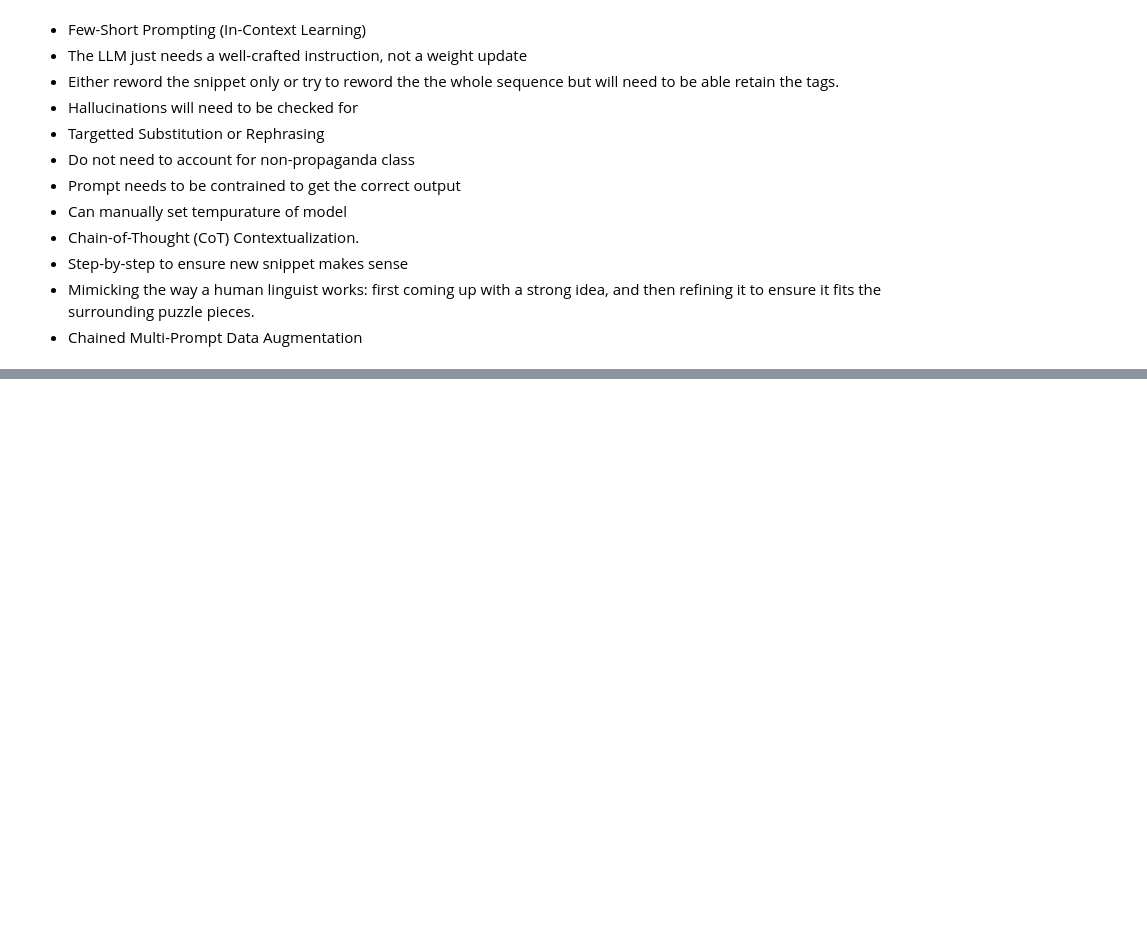
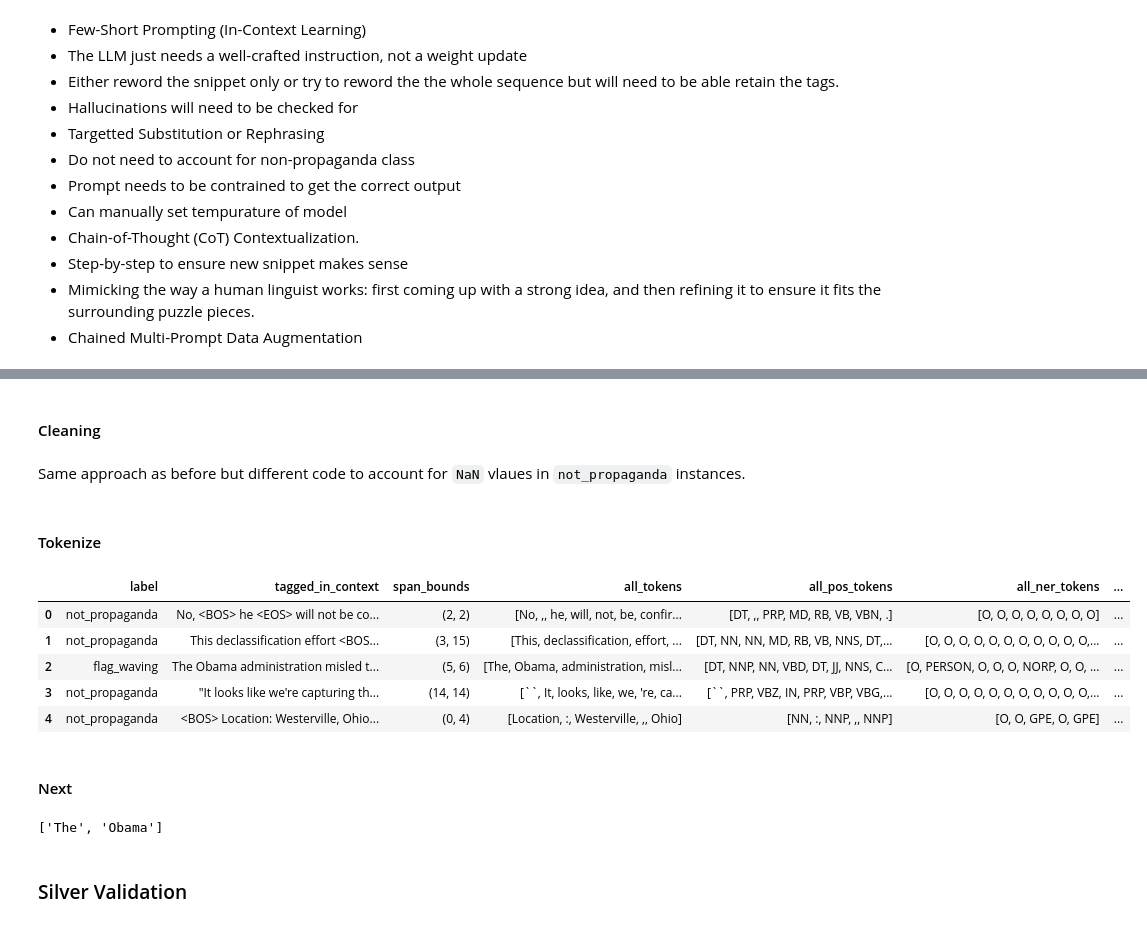
Before and after one commit to LukeBirkett/study-planner, a Jupyter notebook: 968G5_Advanced_Natural_Language_Processing/assignment_notebook.ipynb, the cells around one changed output, grey strips where cells are left out. Saved outputs shown, nothing was run; the diff lists cells and outputs as text; code cells hidden in the pictures; blank space fills up the shorter version.

```diff
--- a/968G5_Advanced_Natural_Language_Processing/assignment_notebook.ipynb
+++ b/968G5_Advanced_Natural_Language_Processing/assignment_notebook.ipynb
@@ -1249,0 +1641,6 @@ Reassembled: The Obama administration misled the <BOS>The American people<EOS> a
+# %%
+import pandas as pd
+
+pd.set_option('display.max_colwidth', None)
+
+display(df_silver_sample)
@@ -1249,0 +1864,62 @@ Reassembled: The Obama administration misled the <BOS>The American people<EOS> a
+# %% [markdown]
+#### Cleaning
+# %% [markdown]
+Same approach as before but different code to account for `NaN` vlaues in `not_propaganda` instances.
+# %%
+import html
+
+# 1. Replace line breaks (Safely ignores NaNs via .str)
+df_full['silver_tagged_in_context'] = df_full['silver_tagged_in_context'].str.replace(r'[\n\r]+', ' ', regex=True)
+
+# 2. Strip leading/trailing spaces (Safely ignores NaNs via .str)
+df_full['silver_tagged_in_context'] = df_full['silver_tagged_in_context'].str.strip()
+
+# 3. Remove HTML Artifacts (Use a lambda with a conditional check to guard html.unescape)
+df_full['silver_tagged_in_context'] = df_full['silver_tagged_in_context'].apply(
+    lambda x: html.unescape(x) if pd.notna(x) else x
+)
+
+# 4. Standardize Quotation Marks (Refactored to use vectorized .str updates)
+df_full['silver_tagged_in_context'] = (df_full['silver_tagged_in_context']
+                                       .str.replace('“', '"')
+                                       .str.replace('”', '"')
+                                       .str.replace('‘', "'")
+                                       .str.replace('’', "'"))
+
+# 5. Remove non-ascii characters (Safely ignores NaNs via .str)
+df_full['silver_tagged_in_context'] = (df_full['silver_tagged_in_context']
+                                       .str.encode('ascii', 'ignore')
+                                       .str.decode('ascii'))
+# %% [markdown]
+#### Tokenize
+# %%
+import pandas as pd
+
+# 1. Apply the enrichment with a NaN guard returning a safe empty tuple (None, None)
+df_full['silver_span_info'] = df_full['silver_tagged_in_context'].apply(
+    lambda x: get_span_indices(x) if pd.notna(x) else (None, None)
+)
+
+df_full['silver_span_bounds'] = df_full['silver_span_info'].apply(lambda x: x[0])
+df_full['silver_all_tokens'] = df_full['silver_span_info'].apply(lambda x: x[1])
+
+del df_full['silver_span_info']
+
+df_full.head(5)
+# %% [output]
+|  | label | tagged_in_context | span_bounds | all_tokens | all_pos_tokens | all_ner_tokens | ... |
+| 0 | not_propaganda | No, <BOS> he <EOS> will not be co... | (2, 2) | [No, ,, he, will, not, be, confir... | [DT, ,, PRP, MD, RB, VB, VBN, .] | [O, O, O, O, O, O, O, O] | ... |
+| 1 | not_propaganda | This declassification effort <BOS... | (3, 15) | [This, declassification, effort, ... | [DT, NN, NN, MD, RB, VB, NNS, DT,... | [O, O, O, O, O, O, O, O, O, O, O,... | ... |
+| 2 | flag_waving | The Obama administration misled t... | (5, 6) | [The, Obama, administration, misl... | [DT, NNP, NN, VBD, DT, JJ, NNS, C... | [O, PERSON, O, O, O, NORP, O, O, ... | ... |
+| 3 | not_propaganda | "It looks like we're capturing th... | (14, 14) | [``, It, looks, like, we, 're, ca... | [``, PRP, VBZ, IN, PRP, VBP, VBG,... | [O, O, O, O, O, O, O, O, O, O, O,... | ... |
+| 4 | not_propaganda | <BOS> Location: Westerville, Ohio... | (0, 4) | [Location, :, Westerville, ,, Ohio] | [NN, :, NNP, ,, NNP] | [O, O, GPE, O, GPE] | ... |
+# %% [markdown]
+#### Next
+# %%
+_a = ["The", "Obama", "administration", "misled", "the", "American", "people", "and"]
+
+_a[0:2]
+# %% [output]
+['The', 'Obama']
+# %% [markdown]
+### Silver Validation
```
Also changed, not shown: parts of 50 cells of this notebook, 4 other files.
